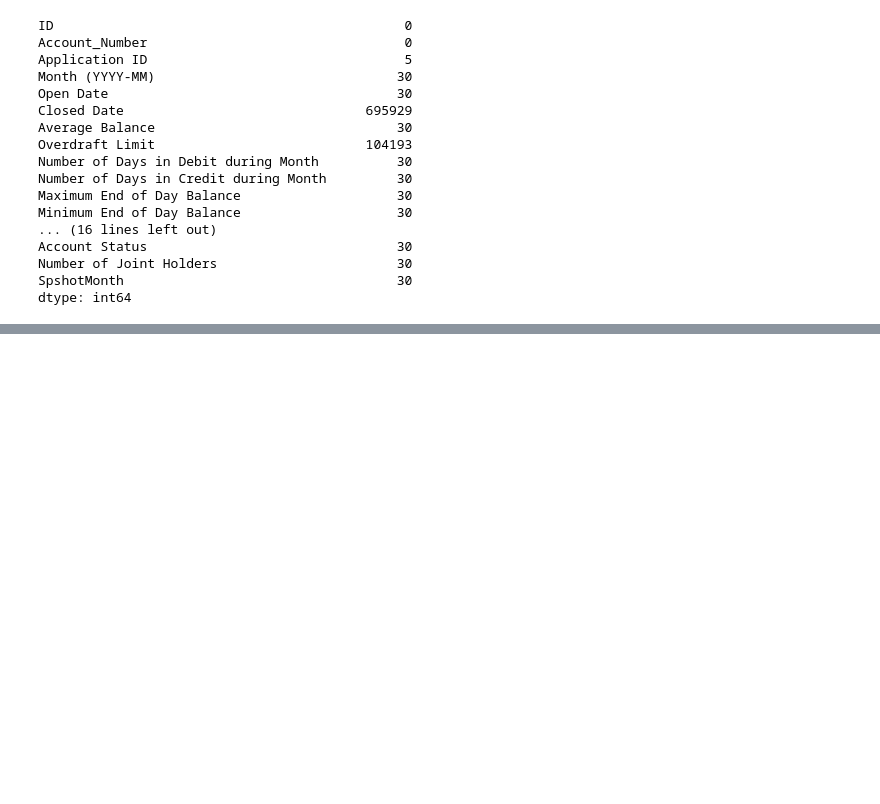
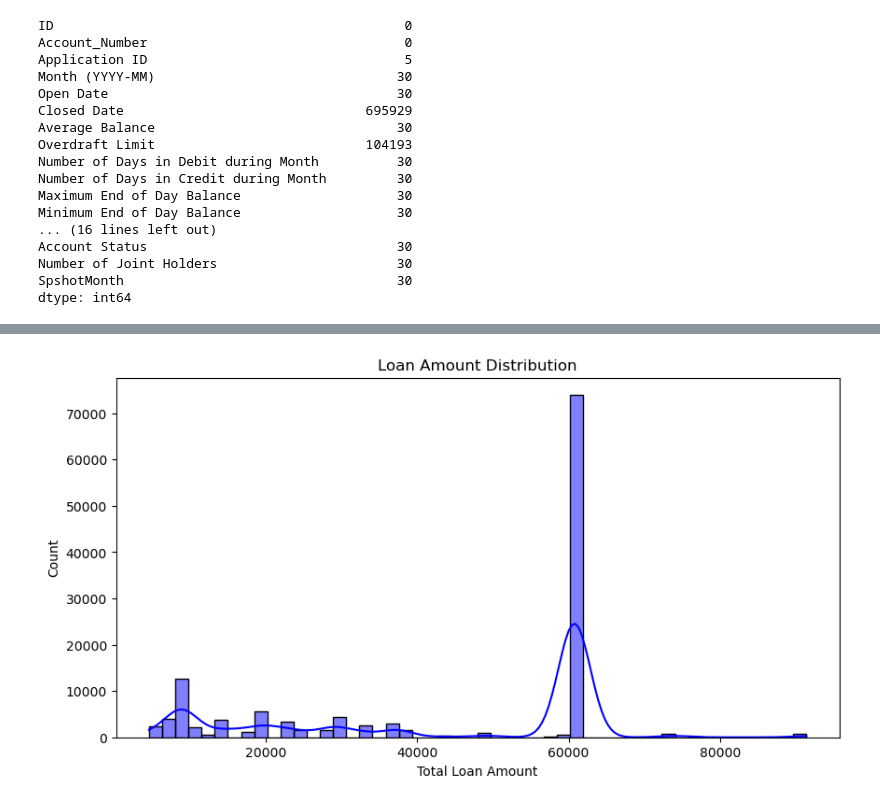
Before and after one commit to Cheptoi-Millicent/DSF-PT08P5-GROUP6-CAPSTONE-PROJECT, a Jupyter notebook: Carol's Notebook.ipynb, the cells around one changed output, grey strips where cells are left out. Cells and saved outputs as stored; diff of their text form; code cells hidden in the pictures; blank space fills up the shorter version.

```diff
--- a/Carol's Notebook.ipynb
+++ b/Carol's Notebook.ipynb
@@ -304,0 +520,10 @@ dtype: int64
+# %%
+# Visualizing Loan Amount Distribution
+plt.figure(figsize=(10, 5))
+sns.histplot(final_merged_df_100k['Total_Loan_Amount'], bins=50, kde=True, color='blue')
+plt.title("Loan Amount Distribution")
+plt.xlabel("Total Loan Amount")
+plt.ylabel("Count")
+plt.show()
+# %% [output]
+[figure, added]
```
Also changed, not shown: parts of 51 cells of this notebook.
